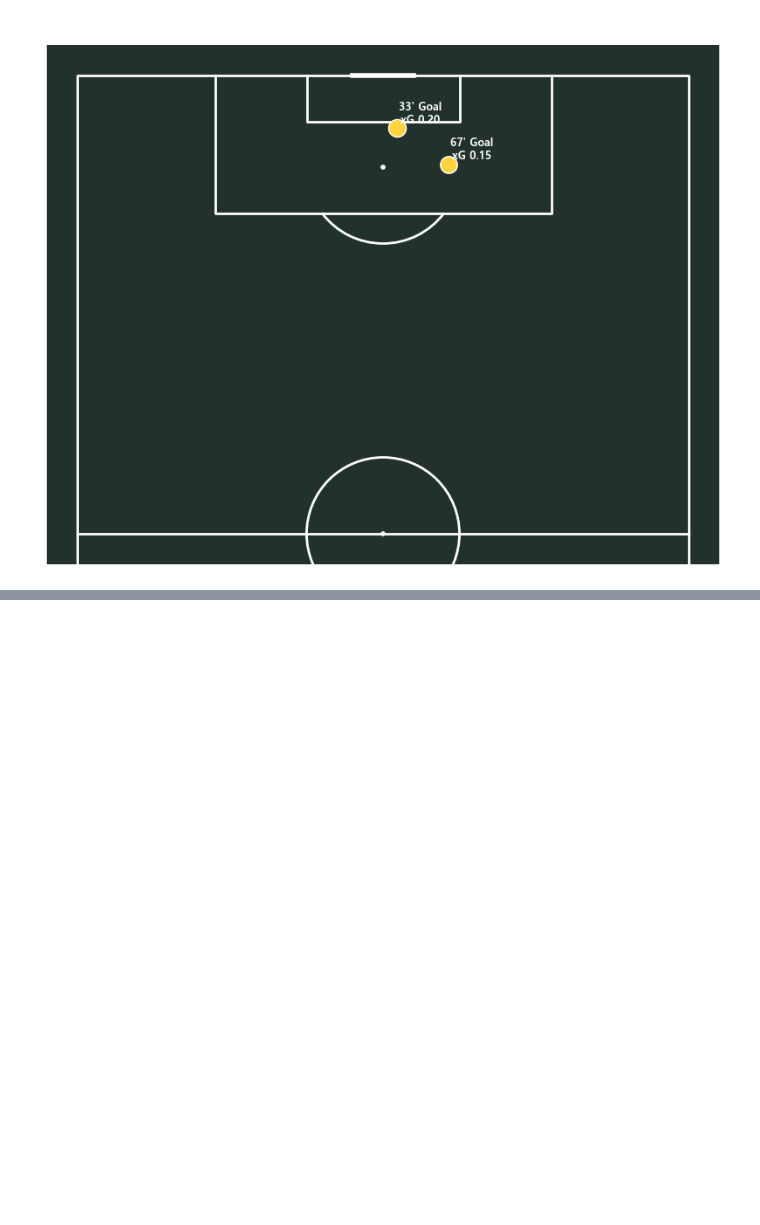
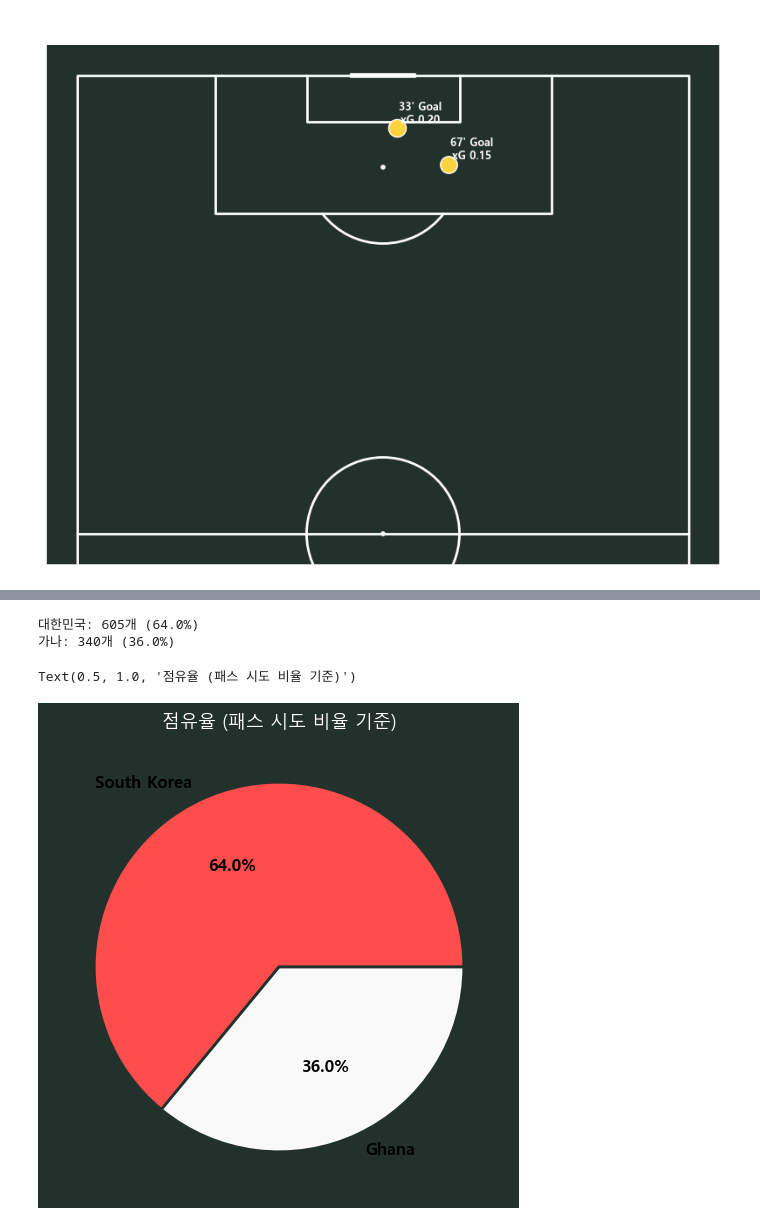
Before and after one commit to 0jyyyyy/Soccer_Lens, a Jupyter notebook: Tactics_lab/World_cup/2022/korea_ghana.ipynb, the cells around one changed output, grey strips where cells are left out. Drawn from its saved outputs; the diff is of its cells as text; code cells hidden in the pictures; blank space fills up the shorter version.

```diff
--- a/Tactics_lab/World_cup/2022/korea_ghana.ipynb
+++ b/Tactics_lab/World_cup/2022/korea_ghana.ipynb
@@ -578,0 +675,28 @@ print(f"쿠두스: 슈팅 {len(kudus_shots)}개 / 골 {(kudus_shots['outcome_nam
+# %%
+# 점유율 계산 (패스 개수 기준)
+kor_pass_count = len(df_event[(df_event['team_name'] == 'South Korea') & (df_event['type_name'] == 'Pass')])
+gn_pass_count = len(df_event[(df_event['team_name'] == 'Ghana') & (df_event['type_name'] == 'Pass')])
+
+total = kor_pass_count + gn_pass_count
+kor_pct = kor_pass_count / total * 100
+gn_pct = gn_pass_count / total * 100
+
+print(f"대한민국: {kor_pass_count}개 ({kor_pct:.1f}%)")
+print(f"가나: {gn_pass_count}개 ({gn_pct:.1f}%)")
+
+fig, ax = plt.subplots(figsize=(6, 6), facecolor='#22312b')
+
+ax.pie(
+    [kor_pct, gn_pct],
+    labels=['South Korea', 'Ghana'],
+    colors=['#ff4d4d', '#f9f9f9'],
+    autopct='%1.1f%%',
+    textprops={'color': 'black', 'fontsize': 12, 'weight': 'bold'},
+    wedgeprops={'edgecolor': '#22312b', 'linewidth': 2}
+)
+ax.set_title('점유율 (패스 시도 비율 기준)', color='white', fontsize=13)
+# %% [output]
+대한민국: 605개 (64.0%)
+가나: 340개 (36.0%)
+Text(0.5, 1.0, '점유율 (패스 시도 비율 기준)')
+[figure, added]
```
Also changed, not shown: parts of 4 cells of this notebook.
